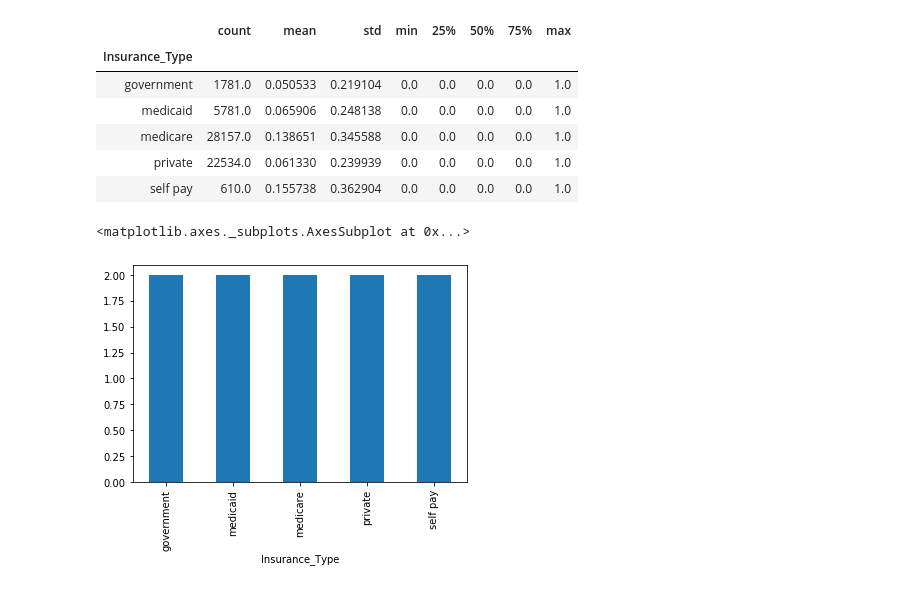
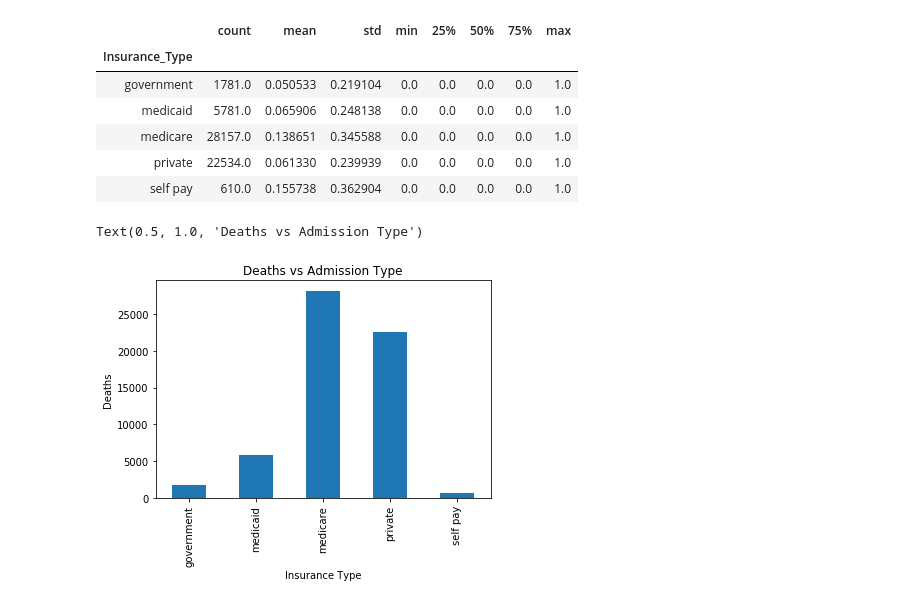
Before and after one commit to TerryMinal/mdst_workshop, a Jupyter notebook: Workshop3/checkpoint3.ipynb, the cells around one changed output. Saved outputs shown, nothing was run; the diff lists cells and outputs as text; code cells hidden in the pictures.

```diff
--- a/Workshop3/checkpoint3.ipynb
+++ b/Workshop3/checkpoint3.ipynb
@@ -133,7 +134,11 @@ fu.groupby("Insurance_Type")["Death_1"].describe()
 # %%
 # ax = fu.plot()
 # ax.set_index("Insurance_Type")
-fu.groupby("Insurance_Type")["Death_1"].nunique().plot(kind="bar")
+b = fu.groupby("Insurance_Type")["Death_1"].count()
+c = b.plot.bar()
+c.set_xlabel("Insurance Type")
+c.set_ylabel("Deaths")
+c.set_title("Deaths vs Admission Type")
 # %% [output]
-<matplotlib.axes._subplots.AxesSubplot at 0x...>
+Text(0.5, 1.0, 'Deaths vs Admission Type')
-[figure, old version]
+[figure, new version]
```
Also changed, not shown: parts of 2 cells of this notebook.
